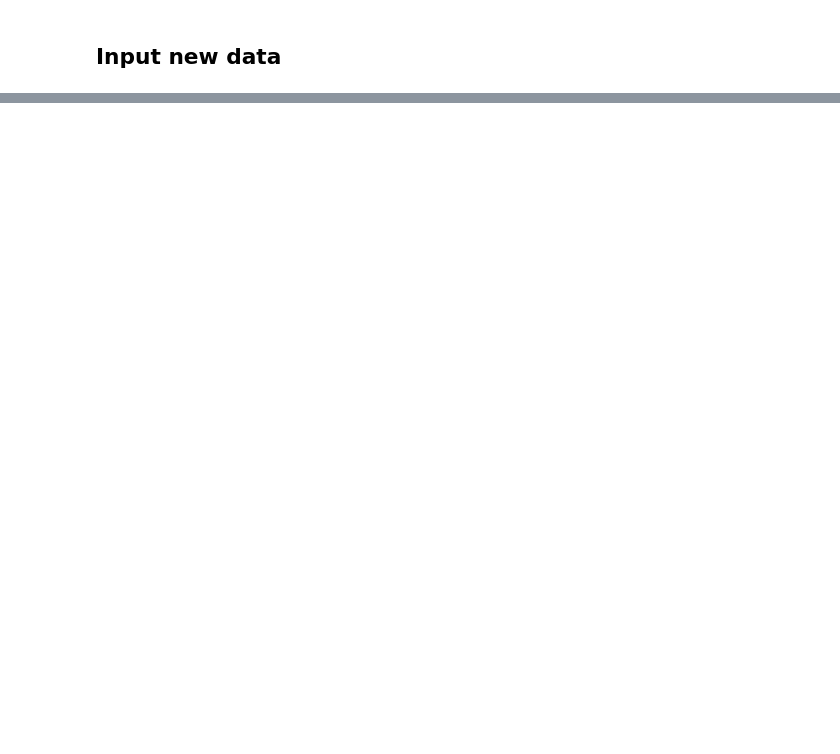
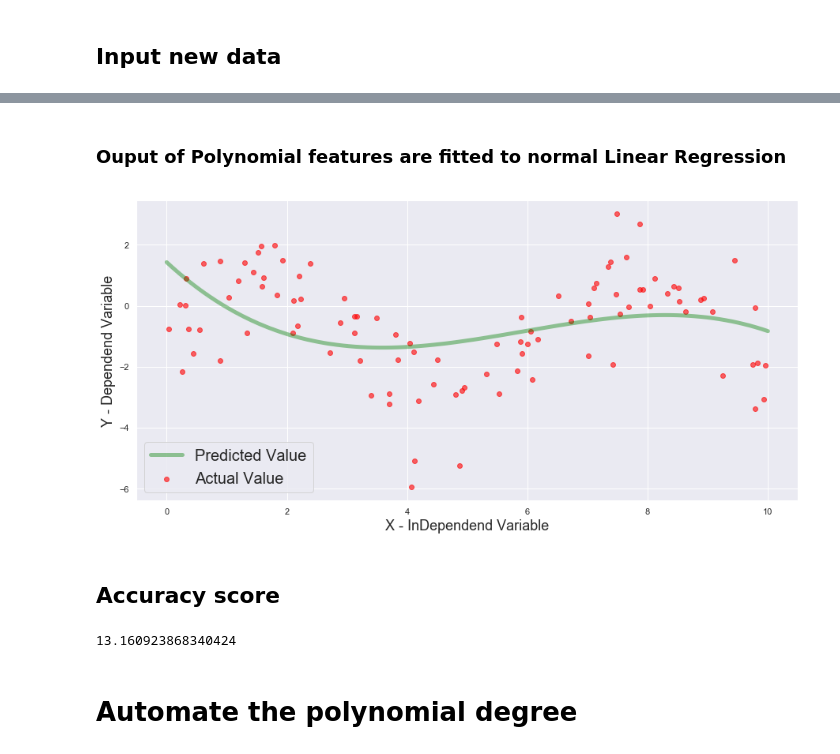
Before and after one commit to BharathC15/NielitChennai, a Jupyter notebook: python/MachineLearning/Basic Linear regression.ipynb, the cells around one changed output, grey strips where cells are left out. Drawn from its saved outputs; the diff is of its cells as text; code cells hidden in the pictures; blank space fills up the shorter version.

```diff
--- a/python/MachineLearning/Basic Linear regression.ipynb
+++ b/python/MachineLearning/Basic Linear regression.ipynb
@@ -162,0 +215,8 @@ array([ 5.08794669,  7.10759882, 13.16655522])
+# %%
+X=x[:,np.newaxis]
+from sklearn.linear_model import LinearRegression
+model=LinearRegression()
+model.fit(X,y)
+xnew=np.linspace(0,10,100)
+Xnew=xnew[:,np.newaxis]
+y_pred=model.predict(Xnew)
@@ -162,0 +257,5 @@ array([ 5.08794669,  7.10759882, 13.16655522])
+# %%
+poly=PolynomialFeatures(degree=3)
+poly_out=poly.fit_transform(X)
+print(poly_out.shape)
+print(poly_out[:10])
@@ -162,0 +274,29 @@ array([ 5.08794669,  7.10759882, 13.16655522])
+# %% [markdown]
+### Ouput of Polynomial features are fitted to normal Linear Regression
+# %%
+model=LinearRegression()
+model.fit(poly_out,y)
+xnew=np.linspace(0,10,100)
+Xnew=xnew[:,np.newaxis]
+poly=PolynomialFeatures(degree=3)
+poly_out_new=poly.fit_transform(Xnew)
+y_pred=model.predict(poly_out_new)
+# %%
+plt.figure(figsize=(15,7))
+plt.scatter(x,y,c="Red",alpha=0.6,label="Actual Value")
+plt.plot(xnew,y_pred,linewidth=5,c="green",alpha=0.4,label="Predicted Value")
+plt.xlabel("X - InDependend Variable",fontsize=18)
+plt.ylabel("Y - Dependend Variable",fontsize=18)
+plt.legend(loc="best",fontsize=20)
+plt.show()
+# %% [output]
+[figure, added]
+# %% [markdown]
+## Accuracy score
+# %%
+
+model.score(poly_out,y)*100
+# %% [output]
+13.160923868340424
+# %% [markdown]
+# Automate the polynomial degree
```
Also changed, not shown: parts of 34 cells of this notebook.
